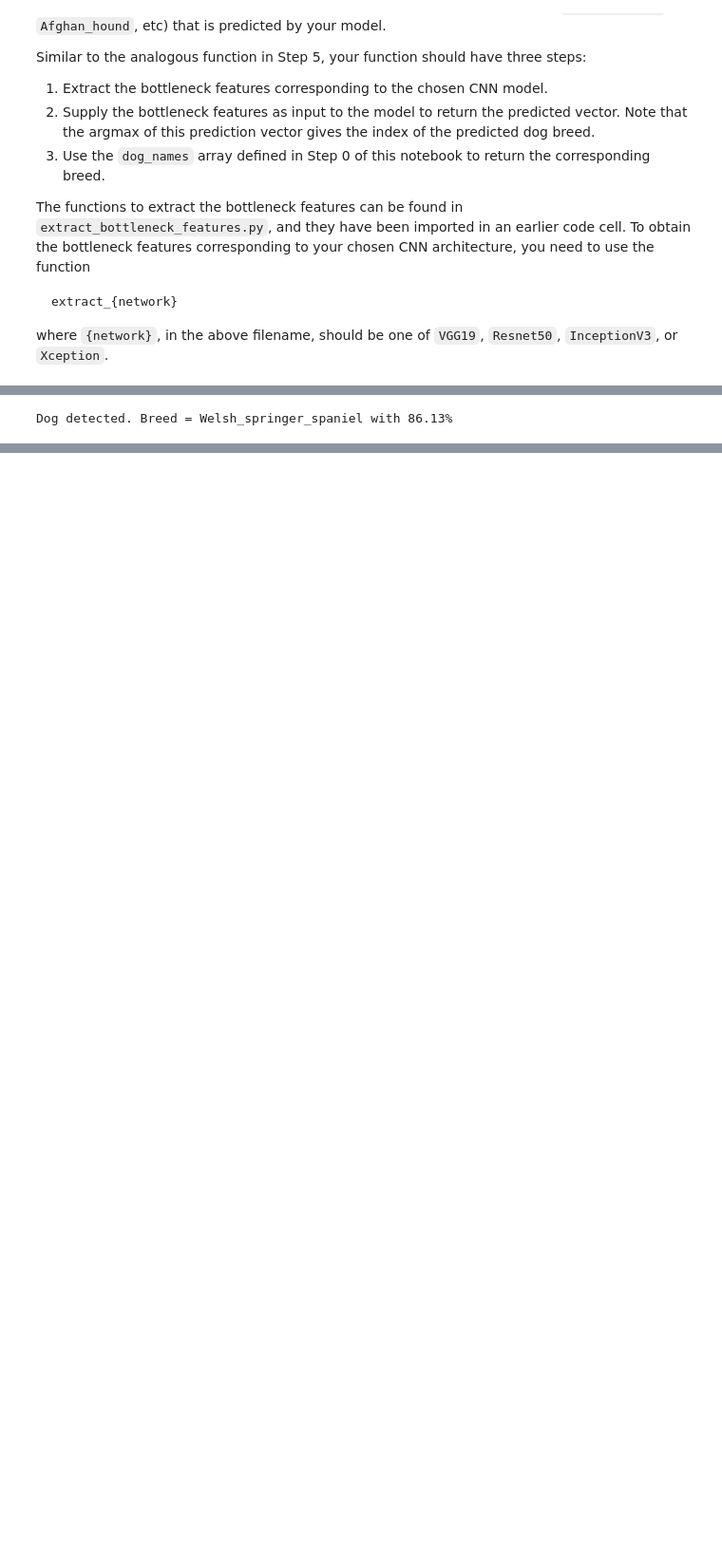
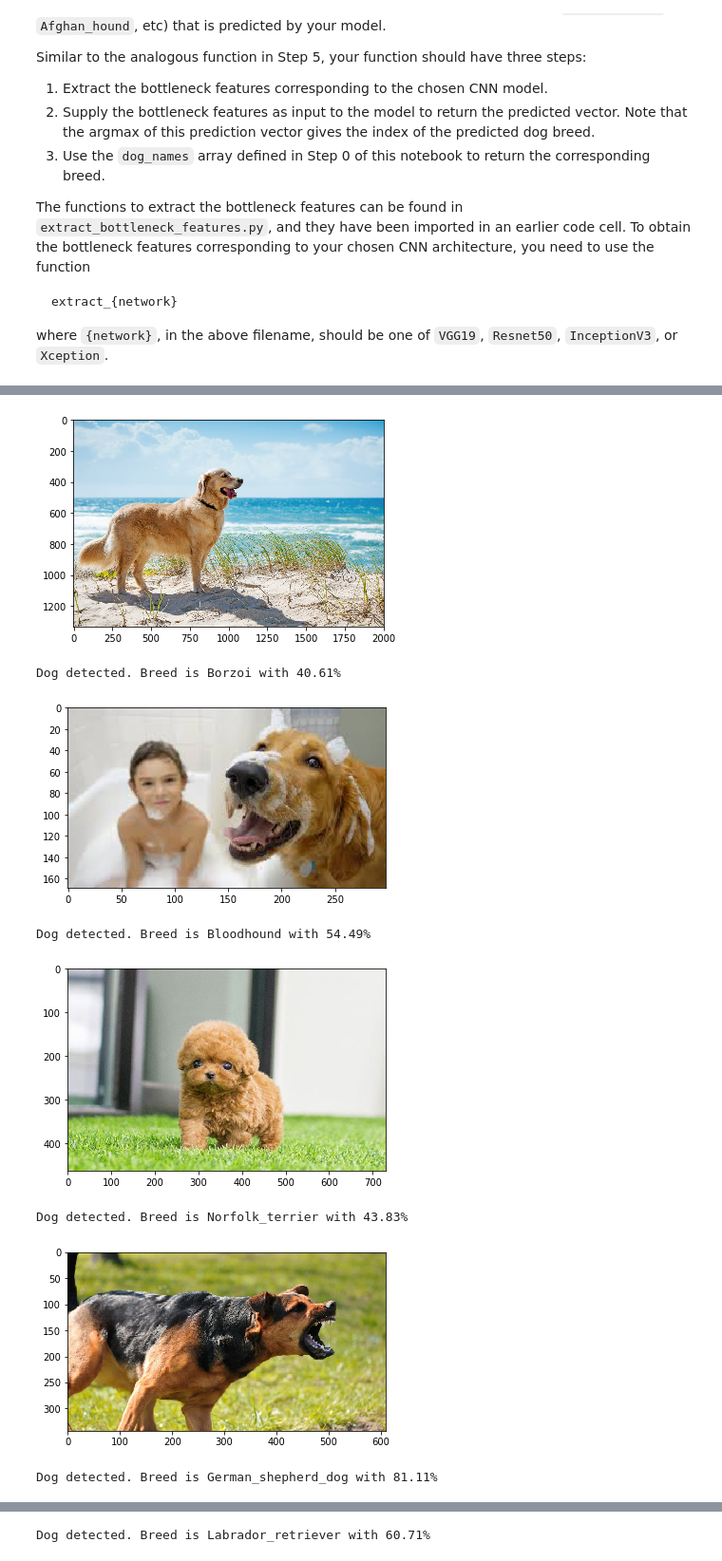
Before and after one commit to MSWagner/DeepLearning-Udacity, a Jupyter notebook: dog-breed-classifier/dog_app.ipynb, the cells around one changed output, grey strips where cells are left out. Shown at 95% size. Saved outputs shown, nothing was run; the diff lists cells and outputs as text; code cells hidden in the pictures; blank space fills up the shorter version.

```diff
--- a/dog-breed-classifier/dog_app.ipynb
+++ b/dog-breed-classifier/dog_app.ipynb
@@ -726,10 +725,8 @@ __Answer:__
 ### TODO: Define your architecture.
 Resnet50_model = Sequential()
 print(train_Resnet50.shape)
-#Resnet50_model.add(Conv2D(filters=128, kernel_size=2, padding='same', activation='relu', input_shape=train_Resnet50.shape[1:]))
-#Resnet50_model.add(Dropout(0.4))
-Resnet50_model.add(Flatten(input_shape=train_Resnet50.shape[1:]))
-Resnet50_model.add(Dropout(0.3))
+Resnet50_model = Sequential()
+Resnet50_model.add(GlobalAveragePooling2D(input_shape=train_Resnet50.shape[1:]))
 Resnet50_model.add(Dense(133, activation='softmax'))
 
 Resnet50_model.summary()
@@ -778,11 +773,13 @@ datagen_valid = ImageDataGenerator(
 datagen_train.fit(train_tensors)
 datagen_valid.fit(valid_tensors)
 # %%
+from keras.callbacks import ModelCheckpoint
+
 ### TODO: Train the model.
 checkpointer = ModelCheckpoint(filepath='saved_models/weights.best.Resnet50.hdf5',
                                verbose=1, save_best_only=True)
 
-epochs = 20
+epochs = 6
 batch_size = 20
 
 Resnet50_model.fit(train_Resnet50, train_targets,
@@ -880,10 +873,10 @@ Some sample output for our algorithm is provided below, but feel free to design
 def Resnet50_predict(img_path):
     if dog_detector(img_path):
         breed_name, percentage = Resnet50_predict_breed(img_path)
-        return "Dog detected. Breed = {} with {}%".format(str(breed_name), round(percentage, 2))
+        return "Dog detected. Breed is {} with {}%".format(str(breed_name), round(percentage, 2))
     elif face_detector(img_path):
         breed_name, percentage = Resnet50_predict_breed(img_path)
-        return "Human detected. Looks like the dog Breed {} with {}%".format(str(breed_name), round(percentage, 2))
+        return "Human detected. Looks like the dog breed {} with {}%".format(str(breed_name), round(percentage, 2))
     else:
         return "Error, no dog or human detected"
 # %% [markdown]
@@ -903,7 +896,22 @@ __Answer:__
 # %%
+import matplotlib.pyplot as plt
 ## TODO: Execute your algorithm from Step 6 on
 ## at least 6 images on your computer.
 ## Feel free to use as many code cells as needed.
-print(Resnet50_predict("images/Welsh_springer_spaniel_08203.jpg"))
+sample_pics = np.array(glob("images/Samples/*"))
+
+for pic in sample_pics:
+    img = cv2.imread(pic)
+    cv_rgb = cv2.cvtColor(img, cv2.COLOR_BGR2RGB)
+    plt.imshow(cv_rgb)
+    plt.show()
+    print(Resnet50_predict(pic))
 # %% [output]
+[figure, added]
-Dog detected. Breed = Welsh_springer_spaniel with 86.13%
+Dog detected. Breed is Borzoi with 40.61%
+[figure, added]
+Dog detected. Breed is Bloodhound with 54.49%
+[figure, added]
+Dog detected. Breed is Norfolk_terrier with 43.83%
+[figure, added]
+Dog detected. Breed is German_shepherd_dog with 81.11%
@@ -909,0 +919 @@ Dog detected. Breed = Welsh_springer_spaniel with 86.13%
+Dog detected. Breed is Labrador_retriever with 60.71%
```
Also changed, not shown: parts of 9 cells of this notebook, 1 other file.
